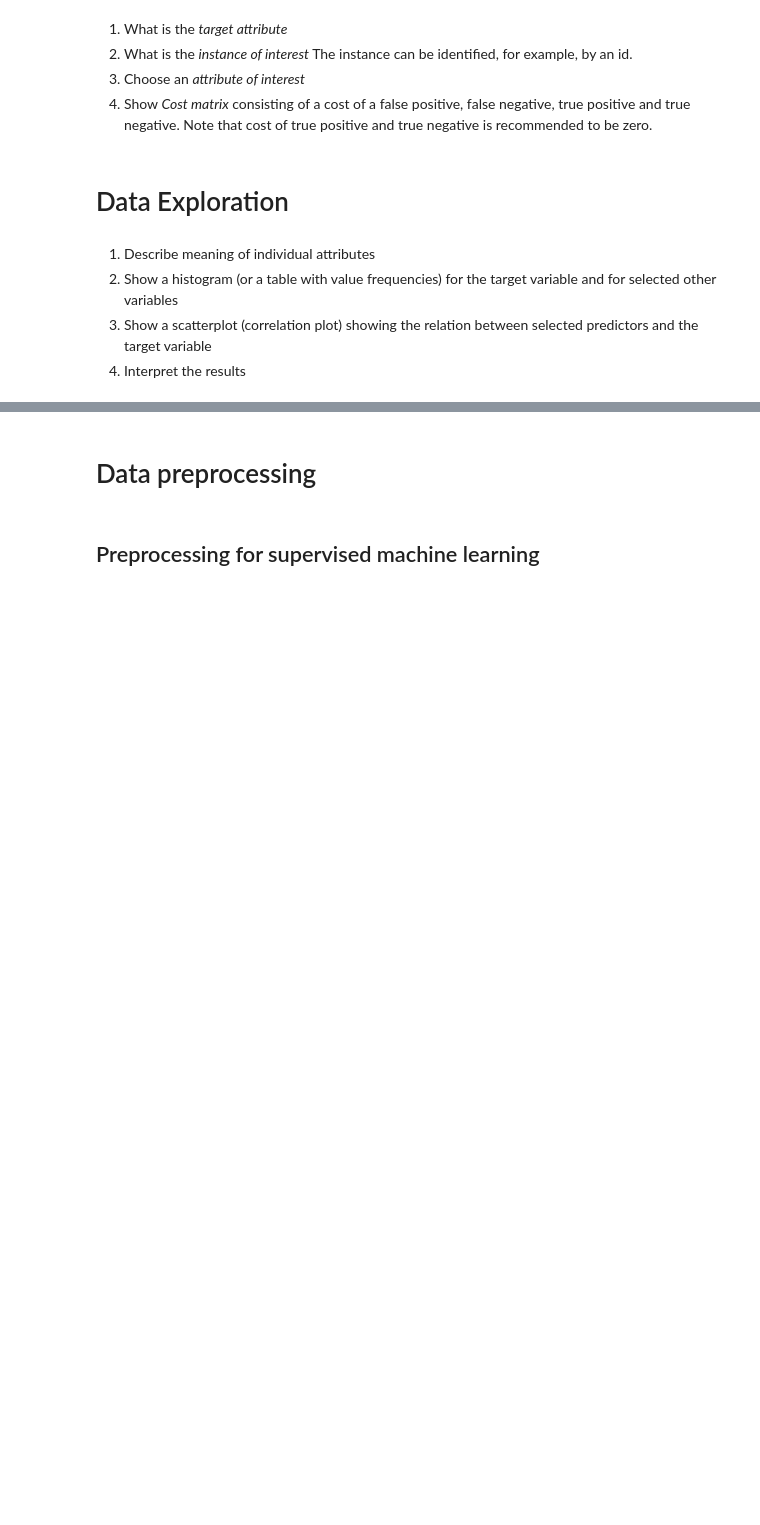
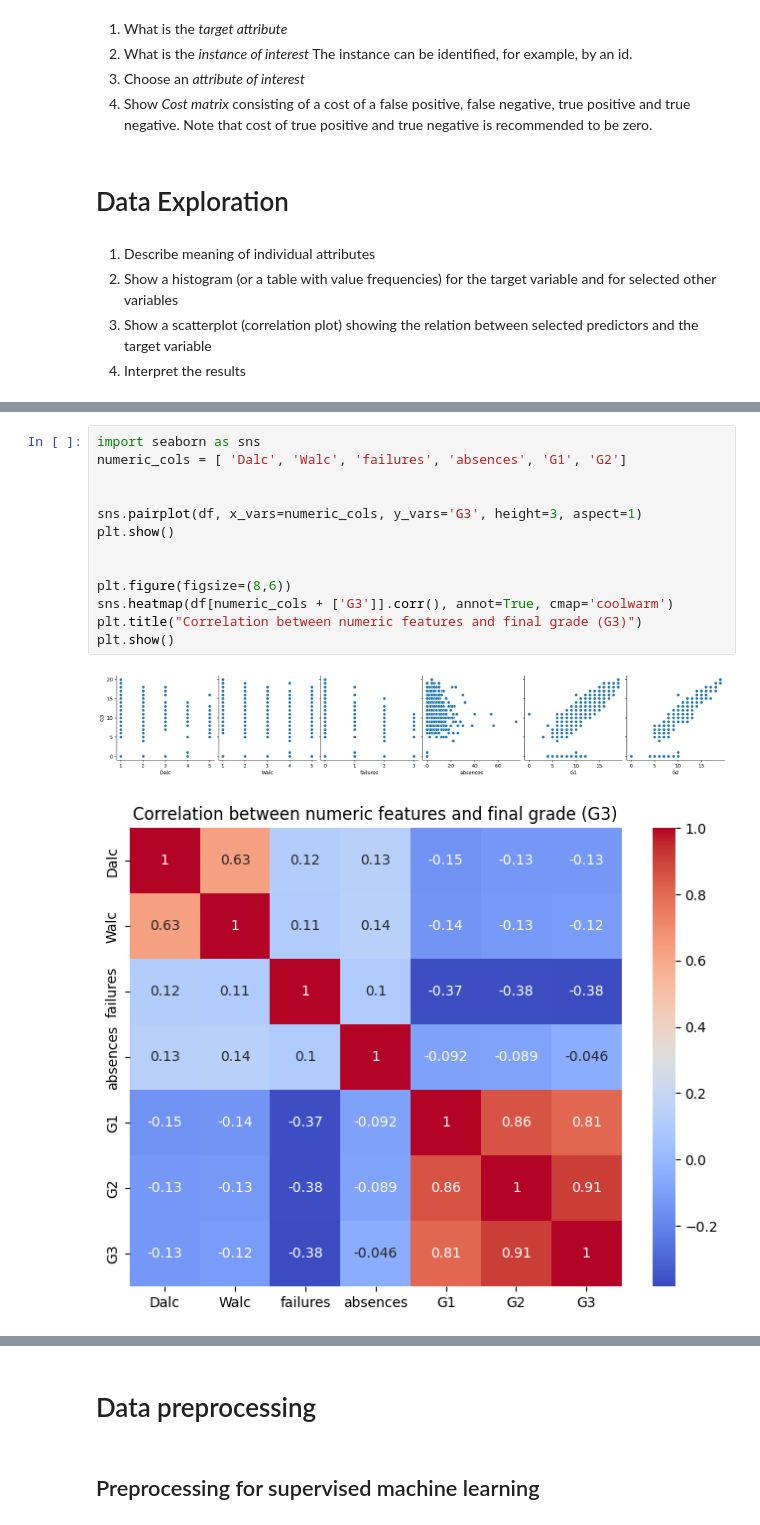
Before and after one commit to adela-domokosova/test, a Jupyter notebook: template_coursework_classification.ipynb, the cells around one changed output, grey strips where cells are left out. Cells and saved outputs as stored; diff of their text form; blank space fills up the shorter version.

```diff
--- a/template_coursework_classification.ipynb
+++ b/template_coursework_classification.ipynb
@@ -31,0 +141,16 @@
+# %%
+import seaborn as sns
+numeric_cols = [ 'Dalc', 'Walc', 'failures', 'absences', 'G1', 'G2']
+
+
+sns.pairplot(df, x_vars=numeric_cols, y_vars='G3', height=3, aspect=1)
+plt.show()
+
+
+plt.figure(figsize=(8,6))
+sns.heatmap(df[numeric_cols + ['G3']].corr(), annot=True, cmap='coolwarm')
+plt.title("Correlation between numeric features and final grade (G3)")
+plt.show()
+# %% [output]
+[figure, added]
+[figure, added]
```
Also changed, not shown: parts of 7 cells of this notebook.
